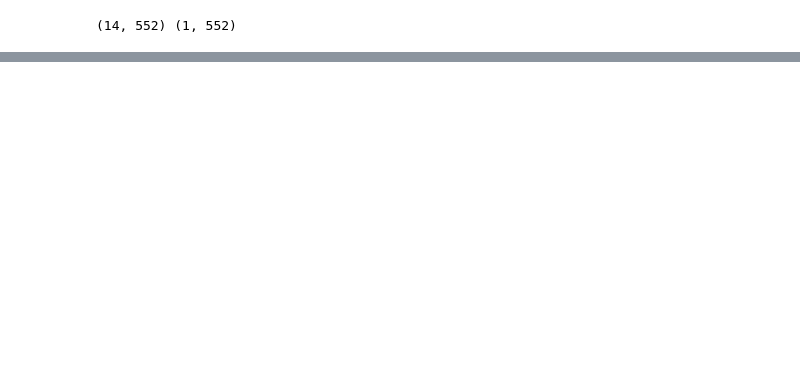
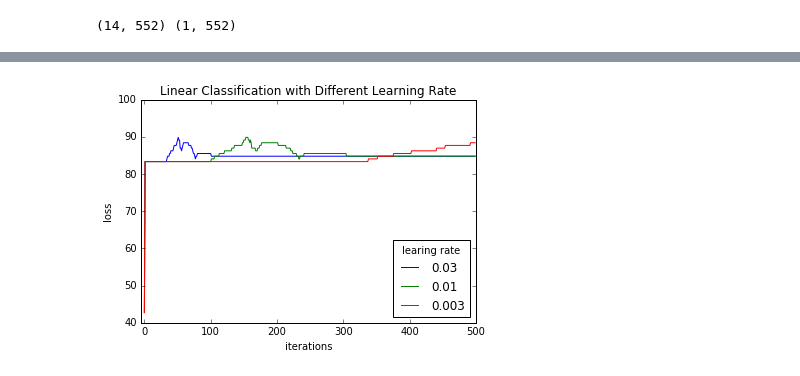
Before and after one commit to nopyhe/ML2017-lab-01, a Jupyter notebook: ClassificationExperiment.ipynb, the cells around one changed output, grey strips where cells are left out. Cells and saved outputs as stored; diff of their text form; code cells hidden in the pictures; blank space fills up the shorter version.

```diff
--- a/ClassificationExperiment.ipynb
+++ b/ClassificationExperiment.ipynb
@@ -138,0 +192,28 @@ plt.show()
+# %%
+_, _, _, _, _, accuracy_learning_rate_003 = model(X_train, y_train, X_val, y_val, num_iterations=500, learning_rate=0.03)
+_, _, _, _, _, accuracy_learning_rate_001 = model(X_train, y_train, X_val, y_val, num_iterations=500, learning_rate=0.01)
+_, _, _, _, _, accuracy_learning_rate_0003 = model(X_train, y_train, X_val, y_val, num_iterations=500, learning_rate=0.003)
+# _,_,_,_,_,accuracy_learning_rate_0001 = model(X_train,y_train,X_val,y_val,num_iterations = 500,learning_rate = 0.001)
+# _,_,_,loss_learning_rate_00003 = model(X_train,y_train,X_val,y_val,num_iterations = 500,learning_rate = 0.0003)
+# _,_,_,loss_learning_rate_00001 = model(X_train,y_train,X_val,y_val,learning_rate = 0.0001)
+# _,_,_,loss_learning_rate_000003 = model(X_train,y_train,X_val,y_val,learning_rate = 0.00003)
+# _,_,_,loss_learning_rate_000001 = model(X_train,y_train,X_val,y_val,learning_rate = 0.00001)
+# %%
+plt.plot(accuracy_learning_rate_003, label='0.03')
+plt.plot(accuracy_learning_rate_001, label='0.01')
+plt.plot(accuracy_learning_rate_0003, label='0.003')
+# plt.plot(accuracy_learning_rate_0001, label='0.001')
+# plt.plot(loss_learning_rate_00003, label='0.0003')
+# plt.plot(loss_learning_rate_00001, label='0.0001')
+# plt.plot(loss_learning_rate_000003, label='0.00003')
+# plt.plot(loss_learning_rate_000001, label='0.00001')
+
+plt.legend(title='learing rate',loc='lower right')
+plt.axis([-5, 500, 40, 100])
+plt.ylabel('loss')
+plt.xlabel('iterations')
+plt.title('Linear Classification with Different Learning Rate')
+# plt.show()
+plt.savefig('linear_classification_accuracy_with_different_learning_rate.eps', format='eps', dpi=1000)
+# %% [output]
+[figure, added]
```
Also changed, not shown: parts of 10 cells of this notebook, 5 other files.
